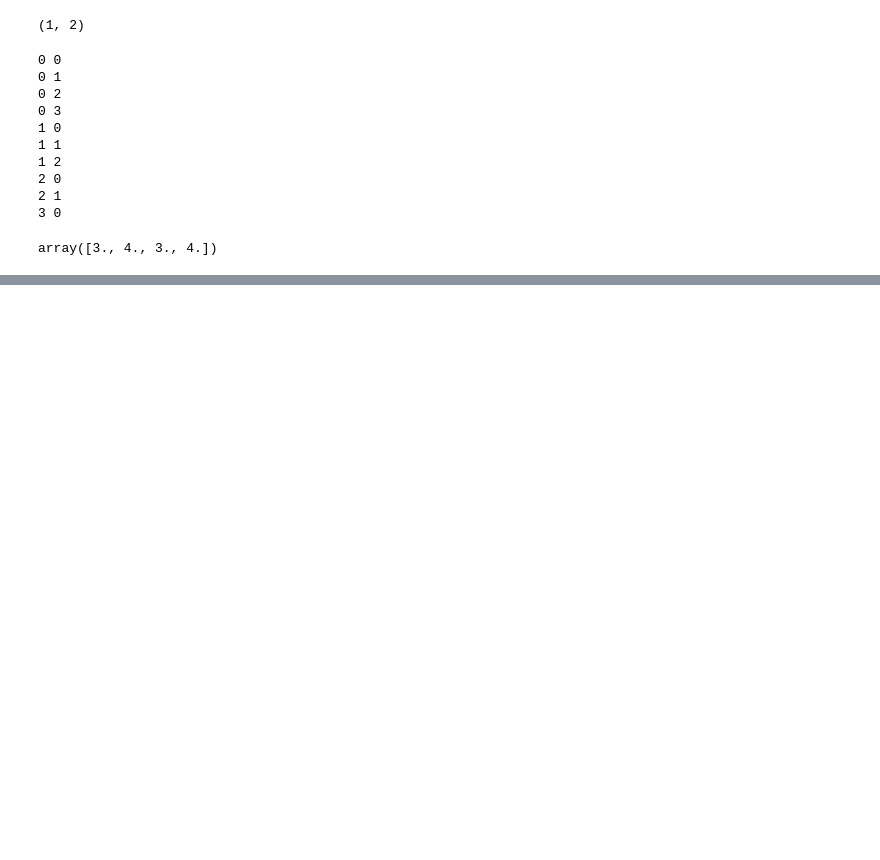
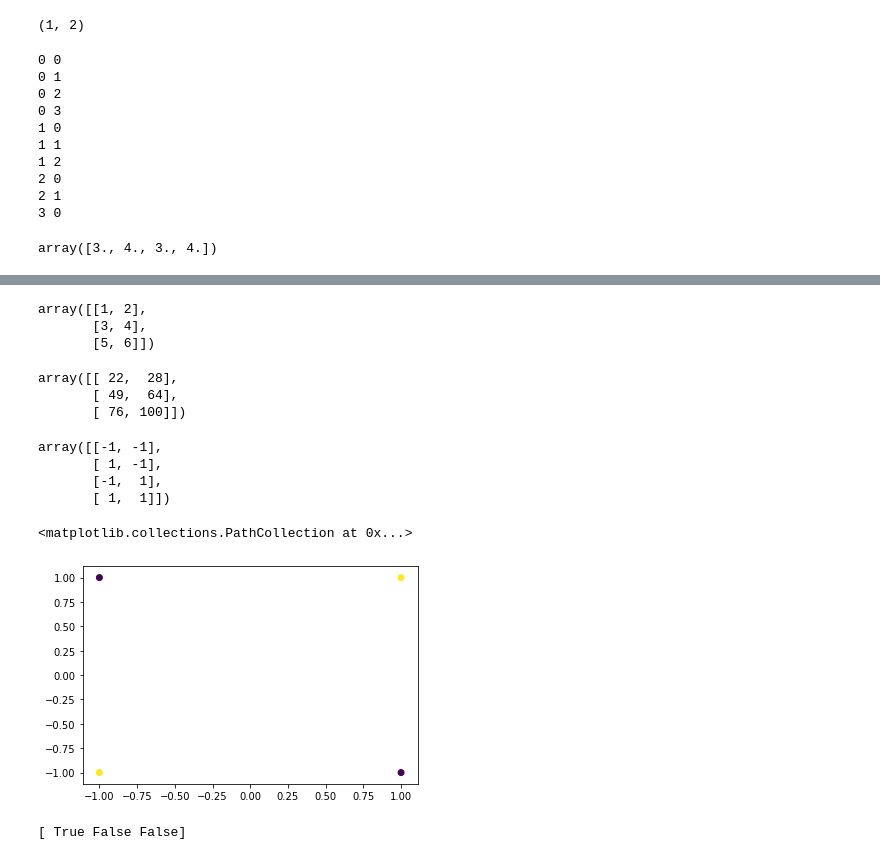
Before and after one commit to SYYoung/MIT, a Jupyter notebook: Machine Learning/test_week2.ipynb, the cells around one changed output, grey strips where cells are left out. Saved outputs shown, nothing was run; the diff lists cells and outputs as text; code cells hidden in the pictures; blank space fills up the shorter version.

```diff
--- a/Machine Learning/test_week2.ipynb
+++ b/Machine Learning/test_week2.ipynb
@@ -350,0 +457,27 @@ array([3., 4., 3., 4.])
+# %%
+y = np.arange(1,7).reshape(3,2)
+y
+# %% [output]
+array([[1, 2],
+       [3, 4],
+       [5, 6]])
+# %%
+np.dot(x,y)
+# %% [output]
+array([[ 22,  28],
+       [ 49,  64],
+       [ 76, 100]])
+# %%
+x1 = np.array([-1,-1])
+x2 = np.array([1,-1])
+x3 = np.array([-1,1])
+x4 = np.array([1,1])
+x = np.array([x1,x2,x3,x4])
+x
+# %% [output]
+array([[-1, -1],
+       [ 1, -1],
+       [-1,  1],
+       [ 1,  1]])
+# %%
+y = np.array([1,-1,-1,1])
@@ -350,0 +487,9 @@ array([3., 4., 3., 4.])
+# %%
+plt.scatter(x[:,0],x[:,1], c= y)
+# %% [output]
+<matplotlib.collections.PathCollection at 0x...>
+[figure, added]
+# %%
+m1 = np.array([1, 0, -1])
+# %% [output]
+[ True False False]
```
Also changed, not shown: parts of 21 cells of this notebook, 10 other files.
